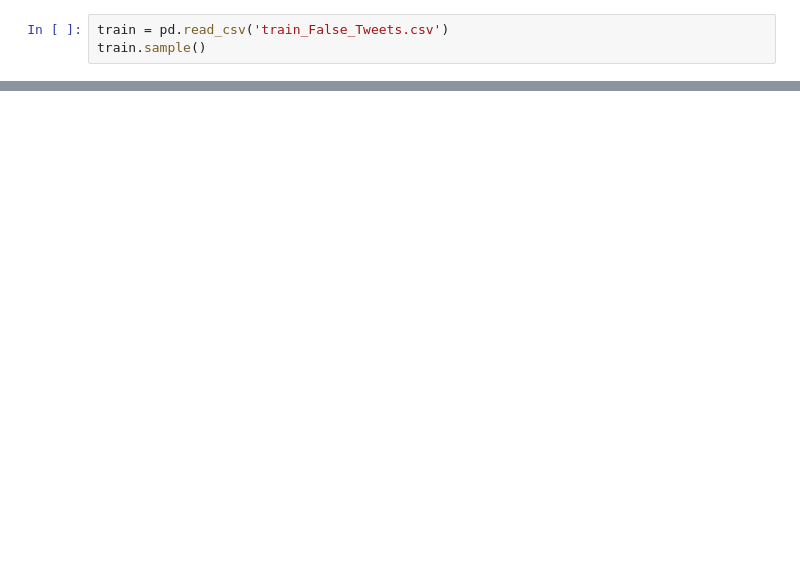
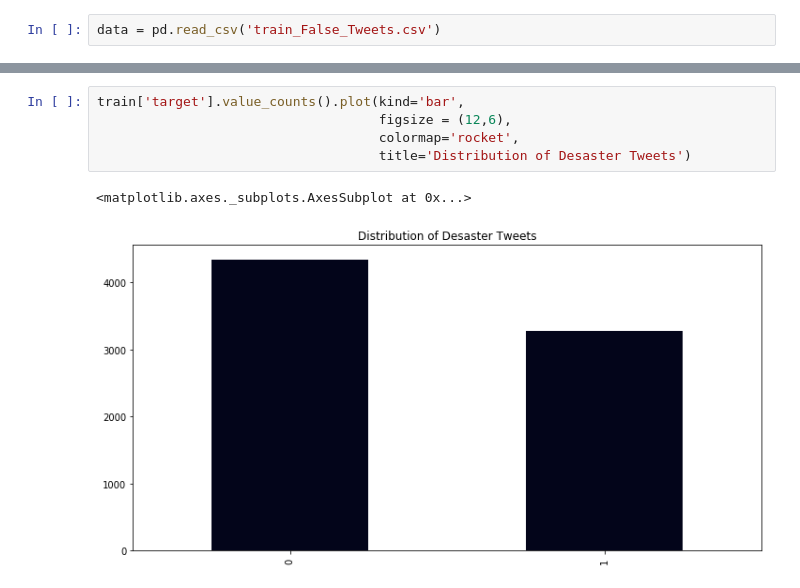
Before and after one commit to isaacduong/DataScience-TrueOrFalseTweets, a Jupyter notebook: NLP-TrueOrFalseTweets.ipynb, the cells around one changed output, grey strips where cells are left out. Cells and saved outputs as stored; diff of their text form; blank space fills up the shorter version.

```diff
--- a/NLP-TrueOrFalseTweets.ipynb
+++ b/NLP-TrueOrFalseTweets.ipynb
@@ -26,3 +16,2 @@ warnings.filterwarnings('ignore')
 # %%
-train = pd.read_csv('train_False_Tweets.csv')
-train.sample()
+data = pd.read_csv('train_False_Tweets.csv')
@@ -93,0 +70,8 @@ print(simple_train_dtm)
+# %%
+train['target'].value_counts().plot(kind='bar',
+                                    figsize = (12,6),
+                                    colormap='rocket',
+                                    title='Distribution of Desaster Tweets')
+# %% [output]
+<matplotlib.axes._subplots.AxesSubplot at 0x...>
+[figure, added]
```
Also changed, not shown: parts of 30 cells of this notebook.
